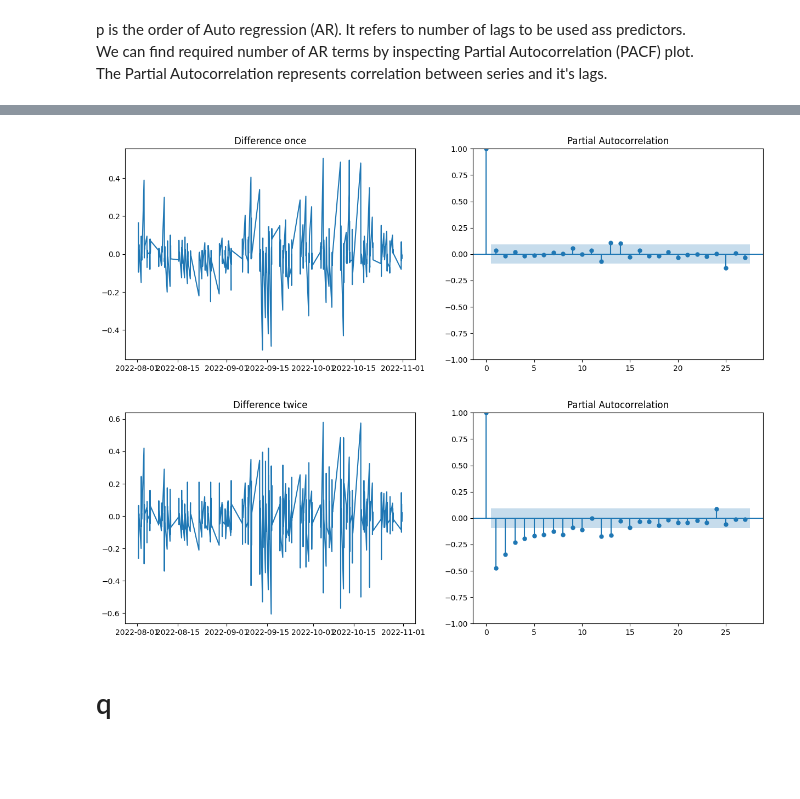
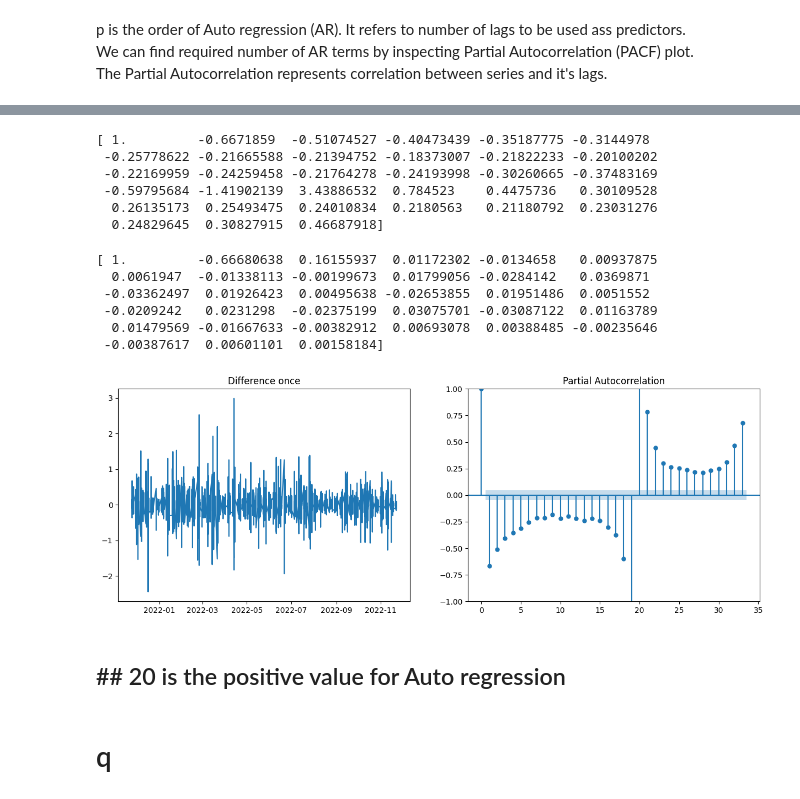
Before and after one commit to Rohitwaldekar/Real-Time-Sock-Price-Forecasting, a Jupyter notebook: notebooks/ARIMA-model-development.ipynb, the cells around one changed output, grey strips where cells are left out. Drawn from its saved outputs; the diff is of its cells as text; code cells hidden in the pictures; blank space fills up the shorter version.

```diff
--- a/notebooks/ARIMA-model-development.ipynb
+++ b/notebooks/ARIMA-model-development.ipynb
@@ -13,7 +13,7 @@ from sklearn.metrics import mean_squared_error
 # %% [markdown]
 # Read data from file
 # %%
-path = pathlib.Path('D:\Data Science\Real-Time-Data-Analysis\data\\raw\data-v1.csv')
+path = pathlib.Path('D:\Data Science\Real-Time-Data-Analysis\data\\raw\data-v4.csv')
 
 df = pd.read_csv(path,index_col='index',parse_dates=True)
 # %% [markdown]
@@ -172,23 +172,38 @@ from statsmodels.graphics.tsaplots import plot_pacf
+# %%
+# statsmodels.tsa.stattools.pacf
+from statsmodels.tsa.stattools import pacf
+diff = df['Close'].diff().diff().diff().dropna()
+print(pacf(diff))
+# %% [output]
+[ 1.         -0.6671859  -0.51074527 -0.40473439 -0.35187775 -0.3144978
+ -0.25778622 -0.21665588 -0.21394752 -0.18373007 -0.21822233 -0.20100202
+ -0.22169959 -0.24259458 -0.21764278 -0.24193998 -0.30260665 -0.37483169
+ -0.59795684 -1.41902139  3.43886532  0.784523    0.4475736   0.30109528
+  0.26135173  0.25493475  0.24010834  0.2180563   0.21180792  0.23031276
+  0.24829645  0.30827915  0.46687918]
+# %%
+from statsmodels.tsa.stattools import acf
+diff = df['Close'].diff().diff().diff().dropna()
+print(acf(diff))
+# %% [output]
+[ 1.         -0.66680638  0.16155937  0.01172302 -0.0134658   0.00937875
+  0.0061947  -0.01338113 -0.00199673  0.01799056 -0.0284142   0.0369871
+ -0.03362497  0.01926423  0.00495638 -0.02653855  0.01951486  0.0051552
+ -0.0209242   0.0231298  -0.02375199  0.03075701 -0.03087122  0.01163789
+  0.01479569 -0.01667633 -0.00382912  0.00693078  0.00388485 -0.00235646
+ -0.00387617  0.00601101  0.00158184]
 # %%
-diff = df['Close'].diff().dropna()
+diff = df['Close'].diff().diff().diff().dropna()
 
 fig, (ax1, ax2) = plt.subplots(1, 2, figsize=(15,5))
 
 ax1.plot(diff)
 ax1.set_title('Difference once')
 plot_pacf(diff, ax=ax2);
 # %% [output]
-[figure, old version]
+[figure, new version]
-# %%
-diff = df['Close'].diff().diff().dropna()
-
-fig, (ax1, ax2) = plt.subplots(1, 2, figsize=(15,5))
-
-ax1.plot(diff)
-ax1.set_title('Difference twice')
-plot_pacf(diff, ax=ax2);
-# %% [output]
-[figure, removed]
+# %% [markdown]
+## ## 20 is the positive value for Auto regression
 # %% [markdown]
 # q
 # %% [markdown]
```
Also changed, not shown: parts of 40 cells of this notebook, 1 other file.
